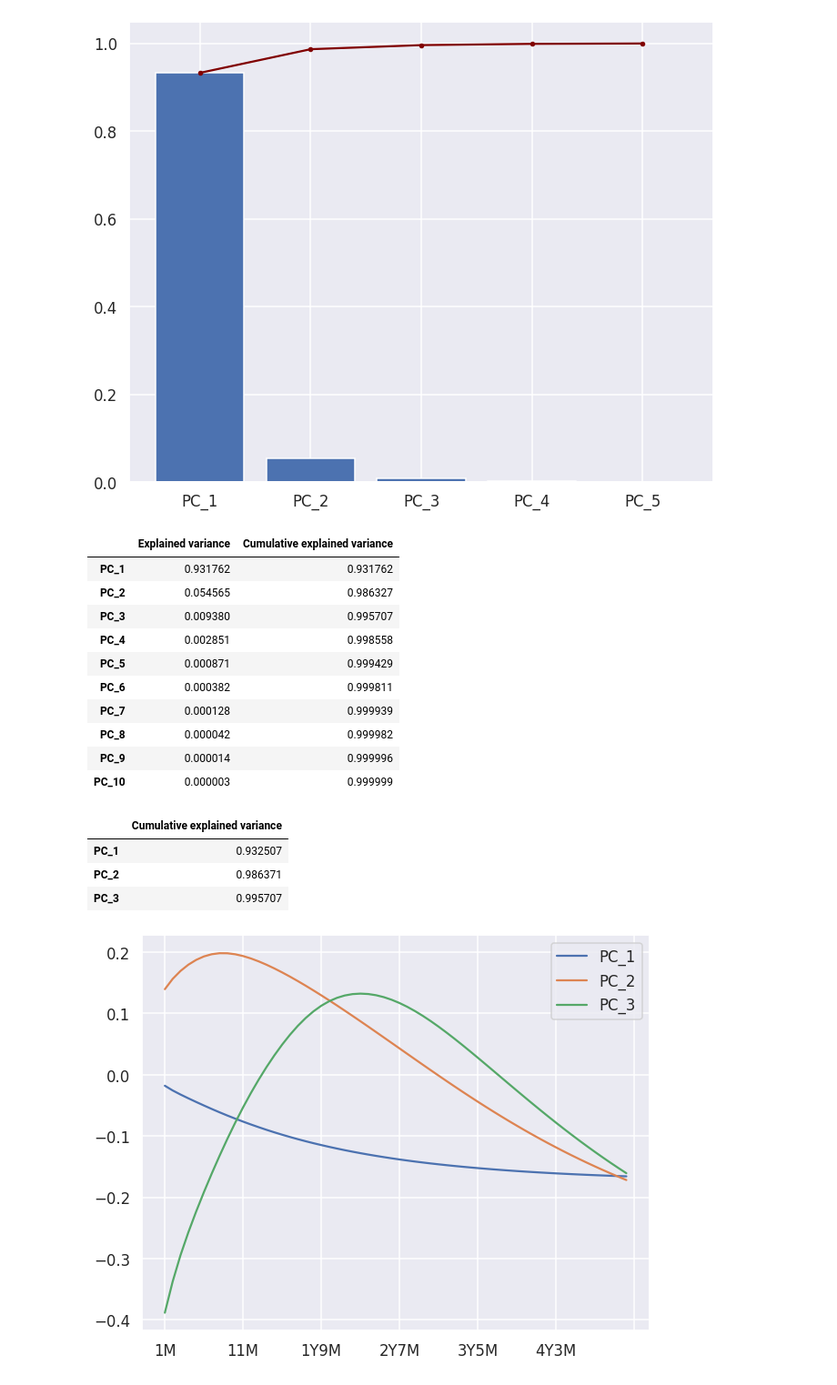
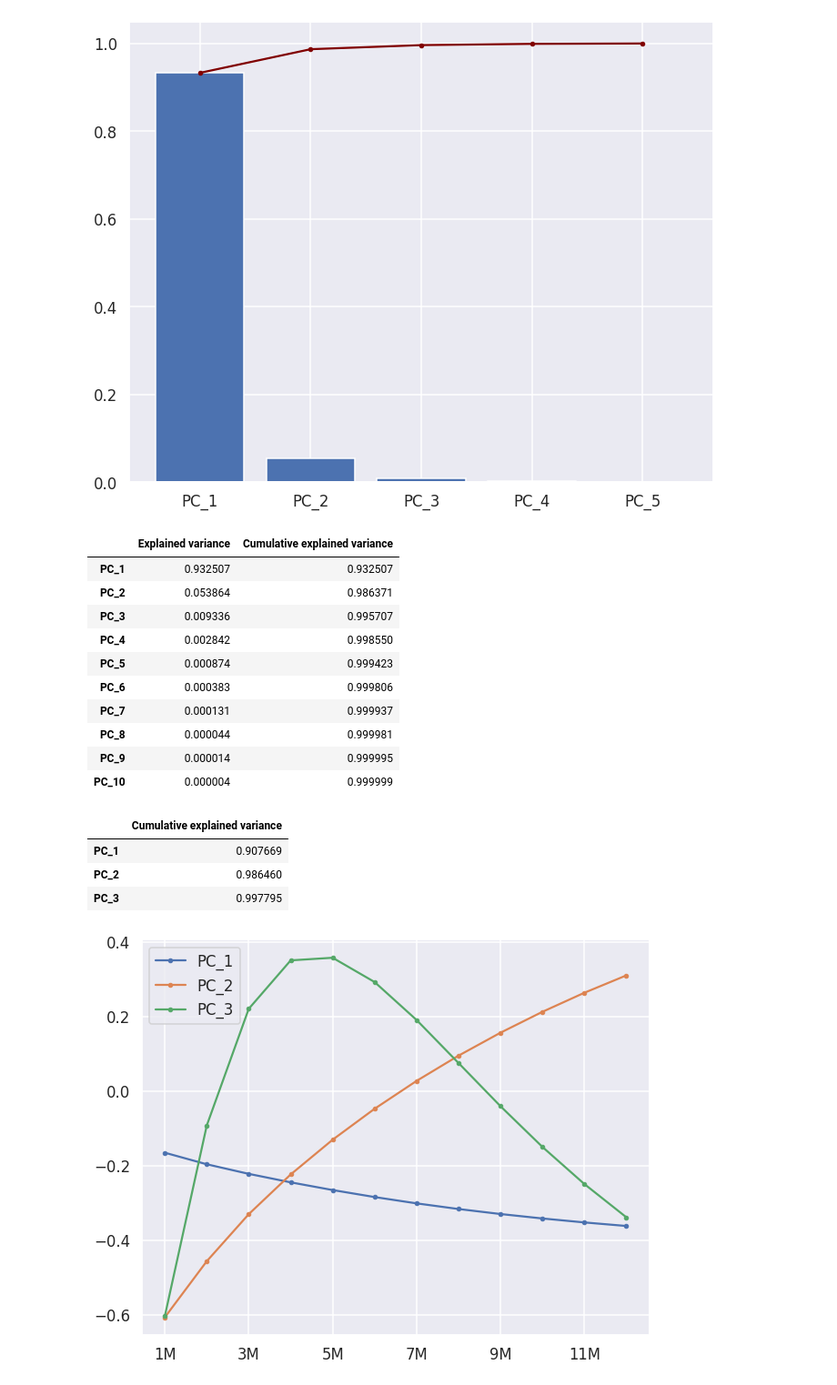
Before and after one commit to PiotMik/OIS_curve_modeling, a Jupyter notebook: OIS_Curve_modelling.ipynb, the cells around one changed output. Shown at 91% size. Drawn from its saved outputs; the diff is of its cells as text; code cells hidden in the pictures.

```diff
--- a/OIS_Curve_modelling.ipynb
+++ b/OIS_Curve_modelling.ipynb
@@ -13,7 +19,7 @@ plt.rcParams['figure.figsize'] = (10, 8)
 # %%
 ois_url = 'https://raw.githubusercontent.com/PiotMik/OIS_curve_modeling/main/OIS%20spot.csv'
 sonia_url = 'https://raw.githubusercontent.com/PiotMik/OIS_curve_modeling/main/SONIA.csv'
-
+boe_url = '/content/drive/MyDrive/Shared Folder/OIS/BoE rate.csv'
 def tenor_parser(month_number: int):
   """
   Refactor integer month number into string like: 23 -> '1Y3Q2M'
@@ -36,18 +42,29 @@ def tenor_parser(month_number: int):
 
   return y_str + m_str
 
-
+# OIS load
 ois = pd.read_csv(ois_url,
                   index_col= ['Maturity'], parse_dates=True, dayfirst=True)
 ois = ois.sort_index()*100.0
 ois.columns = [tenor_parser(int(month)) for month in ois.columns]
 ois.index.name = 'Date'
 
+# SONIA load
 sonia = pd.read_csv(sonia_url,
                     index_col=['Date'], parse_dates=True, dayfirst=True)
 sonia = sonia.sort_index()* 100.0
 
+# BOE load
+boe = pd.read_csv(boe_url,
+                  sep=';', decimal=',',
+                  index_col='Date', parse_dates=True, dayfirst=True).sort_index()*100.0
+
+# Concatenate
 rates = pd.concat([sonia, ois], axis = 1).dropna()
-rates.iloc[:, [1, 4, 20, 30, 0]].plot()
+
+rates = boe.join(rates, how='right')
+rates.loc[:,'BoE_rate'] = rates.loc[:, 'BoE_rate'].ffill()
+
+rates.iloc[:, [1, 4, 20, 30]].plot()
 # %% [output]
 <matplotlib.axes._subplots.AxesSubplot at 0x...>
@@ -85,29 +102,32 @@ plt.tight_layout()
 exp_var.head(10)
 # %% [output]
 |  | Explained variance | Cumulative explained variance |
-| PC_1 | 0.931762 | 0.931762 |
-| PC_2 | 0.054565 | 0.986327 |
-| PC_3 | 0.009380 | 0.995707 |
-| PC_4 | 0.002851 | 0.998558 |
-| PC_5 | 0.000871 | 0.999429 |
-| PC_6 | 0.000382 | 0.999811 |
-| PC_7 | 0.000128 | 0.999939 |
-| PC_8 | 0.000042 | 0.999982 |
-| PC_9 | 0.000014 | 0.999996 |
-| PC_10 | 0.000003 | 0.999999 |
+| PC_1 | 0.932507 | 0.932507 |
+| PC_2 | 0.053864 | 0.986371 |
+| PC_3 | 0.009336 | 0.995707 |
+| PC_4 | 0.002842 | 0.998550 |
+| PC_5 | 0.000874 | 0.999423 |
+| PC_6 | 0.000383 | 0.999806 |
+| PC_7 | 0.000131 | 0.999937 |
+| PC_8 | 0.000044 | 0.999981 |
+| PC_9 | 0.000014 | 0.999995 |
+| PC_10 | 0.000004 | 0.999999 |
 # %%
+# short terms
+short_term_diffs = diffs.iloc[:, :12]
 pca = PCA(3)
-pca.fit(diffs)
+pca.fit(short_term_diffs)
 
 components = pd.DataFrame(pca.components_,
-                          columns = diffs.columns, index=[f'PC_{i + 1}' for i in range(pca.n_components)]).T
-components.plot()
+                          columns = short_term_diffs.columns,
+                          index=[f'PC_{i + 1}' for i in range(pca.n_components)]).T
+components.plot(marker='.')
 pd.DataFrame(pca.explained_variance_ratio_.cumsum(),
              columns = ['Cumulative explained variance'],
              index = [f'PC_{i+1}' for i in range(pca.n_components)])
 # %% [output]
 |  | Cumulative explained variance |
-| PC_1 | 0.932507 |
-| PC_2 | 0.986371 |
-| PC_3 | 0.995707 |
+| PC_1 | 0.907669 |
+| PC_2 | 0.986460 |
+| PC_3 | 0.997795 |
-[figure, old version]
+[figure, new version]
```
Also changed, not shown: parts of 5 cells of this notebook.
